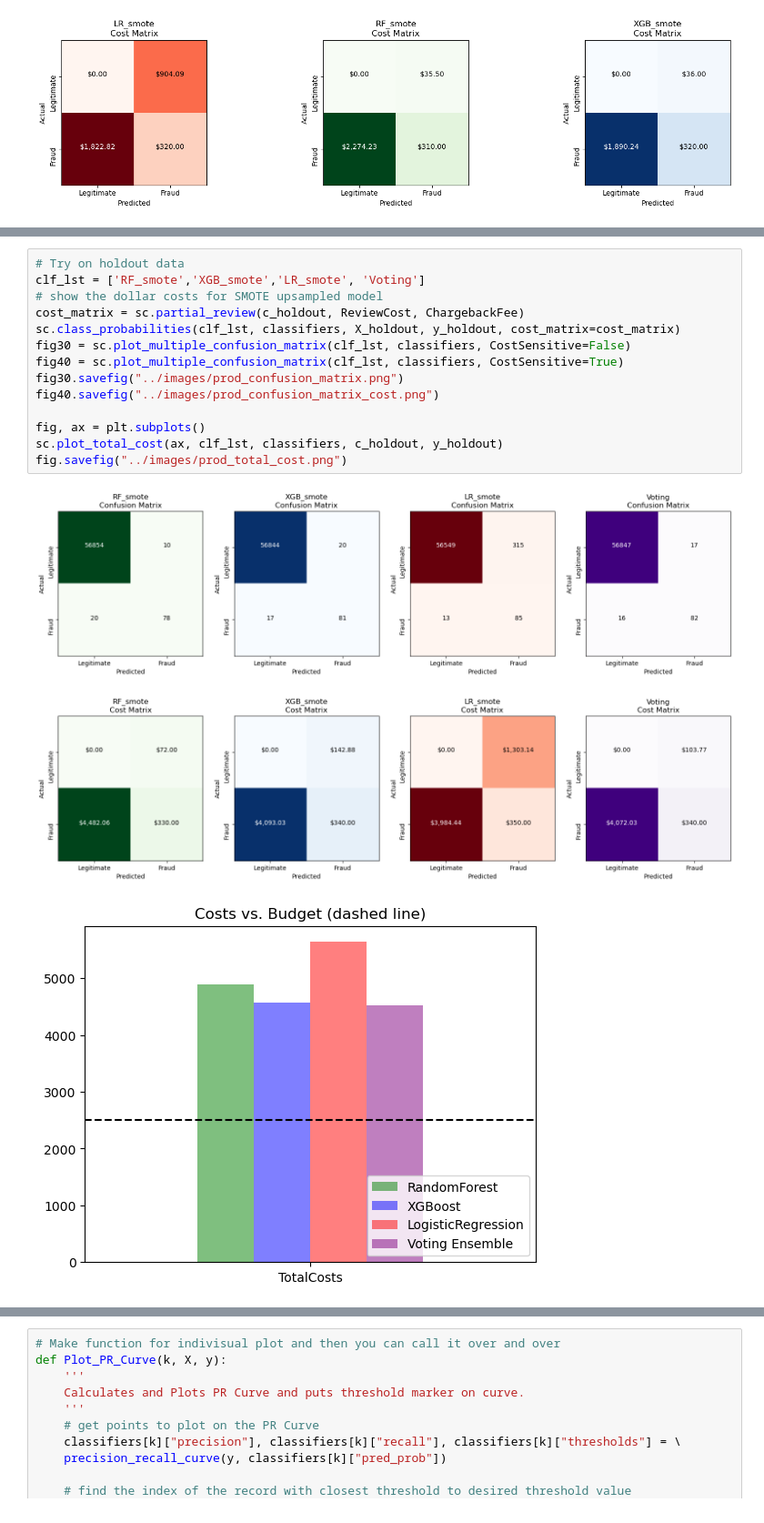
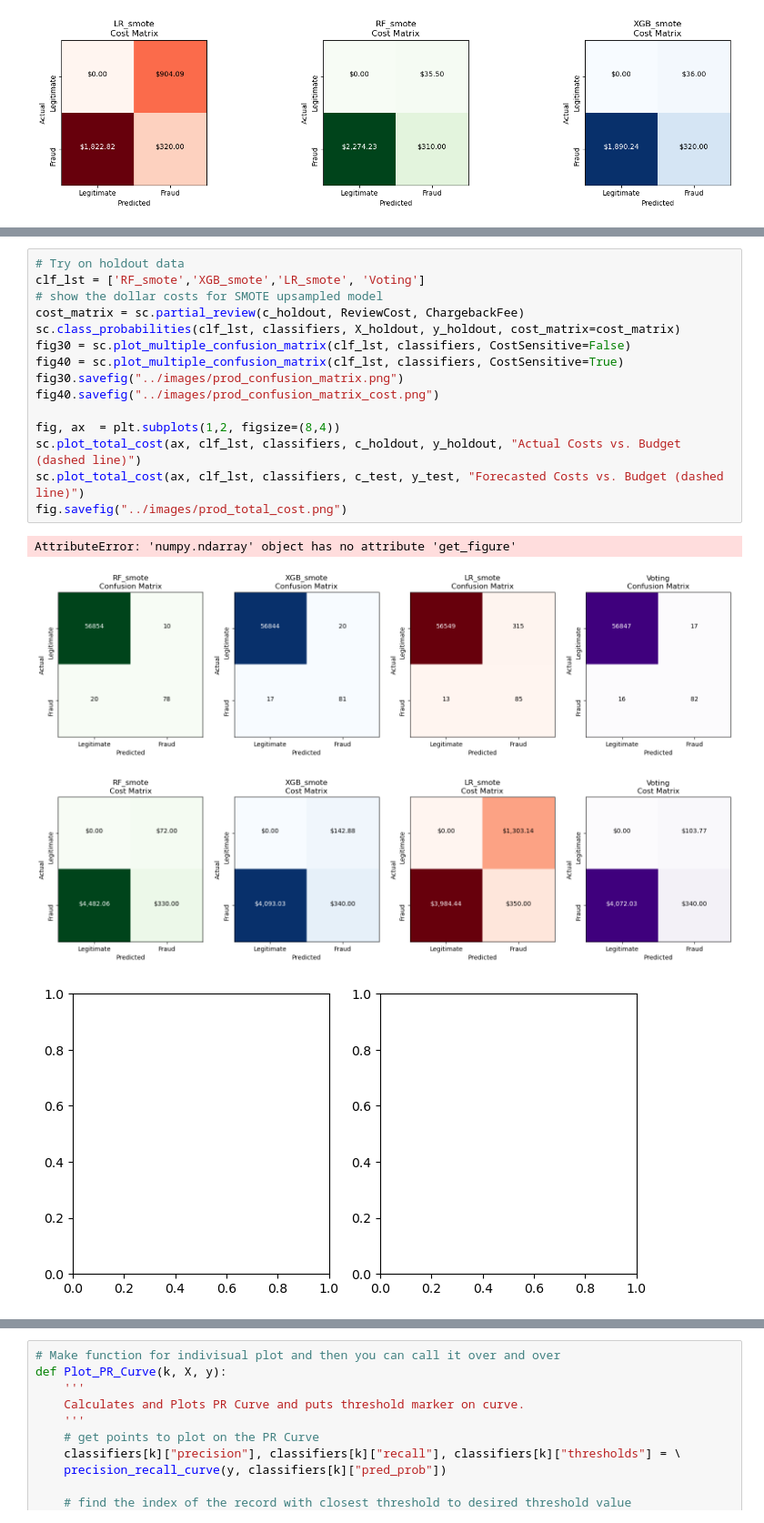
Before and after one commit to allanalberts/Credit-Card-Fraud-Identification-and-Management-Strategy, a Jupyter notebook: notebooks/capstone2_final.ipynb, the cells around one changed output, grey strips where cells are left out. Shown: that part at 91% size. Drawn from its saved outputs; the diff is of its cells as text.

```diff
--- a/notebooks/capstone2_final.ipynb
+++ b/notebooks/capstone2_final.ipynb
@@ -132,19 +131,21 @@ fig.savefig("../images/test_total_cost.png")
 # %%
 # Try on holdout data
 clf_lst = ['RF_smote','XGB_smote','LR_smote', 'Voting']
 # show the dollar costs for SMOTE upsampled model
 cost_matrix = sc.partial_review(c_holdout, ReviewCost, ChargebackFee)
 sc.class_probabilities(clf_lst, classifiers, X_holdout, y_holdout, cost_matrix=cost_matrix)
 fig30 = sc.plot_multiple_confusion_matrix(clf_lst, classifiers, CostSensitive=False)
 fig40 = sc.plot_multiple_confusion_matrix(clf_lst, classifiers, CostSensitive=True)
 fig30.savefig("../images/prod_confusion_matrix.png")
 fig40.savefig("../images/prod_confusion_matrix_cost.png")
 
-fig, ax = plt.subplots()
-sc.plot_total_cost(ax, clf_lst, classifiers, c_holdout, y_holdout)
+fig, ax  = plt.subplots(1,2, figsize=(8,4))
+sc.plot_total_cost(ax, clf_lst, classifiers, c_holdout, y_holdout, "Actual Costs vs. Budget (dashed line)")
+sc.plot_total_cost(ax, clf_lst, classifiers, c_test, y_test, "Forecasted Costs vs. Budget (dashed line)")
 fig.savefig("../images/prod_total_cost.png")
 # %% [output]
+AttributeError: 'numpy.ndarray' object has no attribute 'get_figure'
 [figure]
 [figure]
-[figure, old version]
+[figure, new version]
 # %%
```
Also changed, not shown: parts of 6 cells of this notebook, 8 other files.
